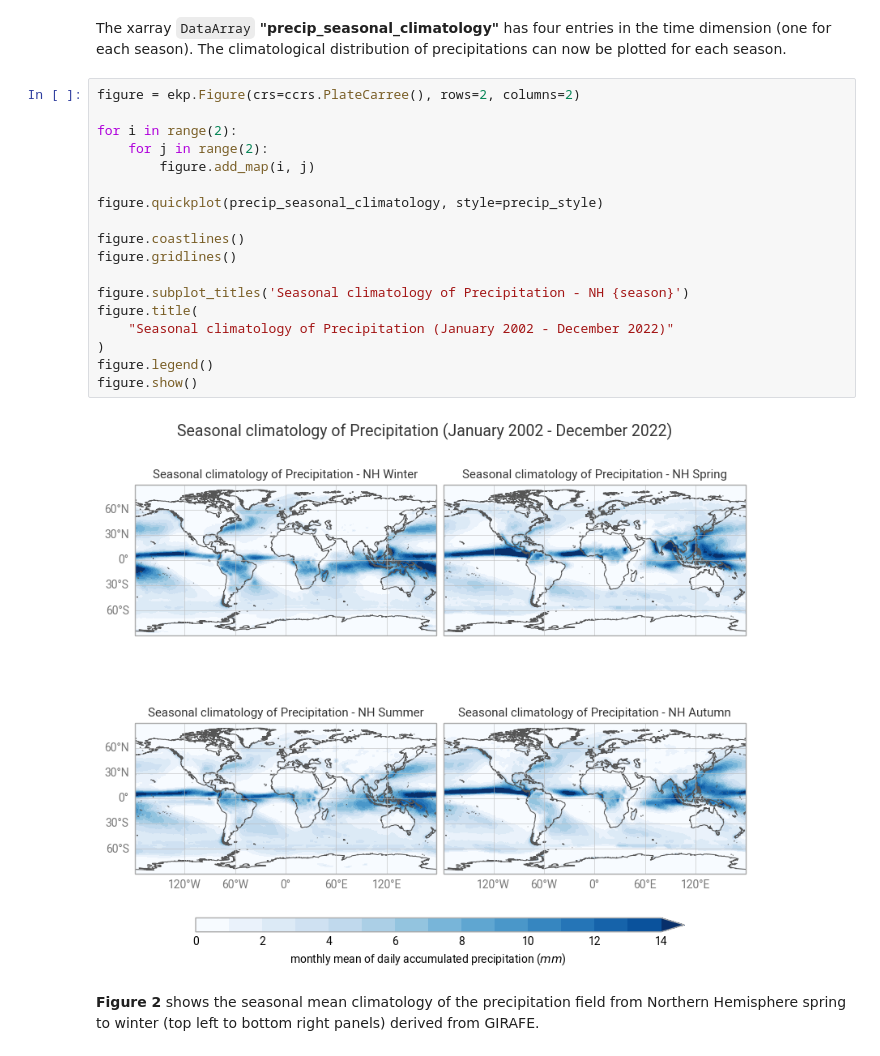
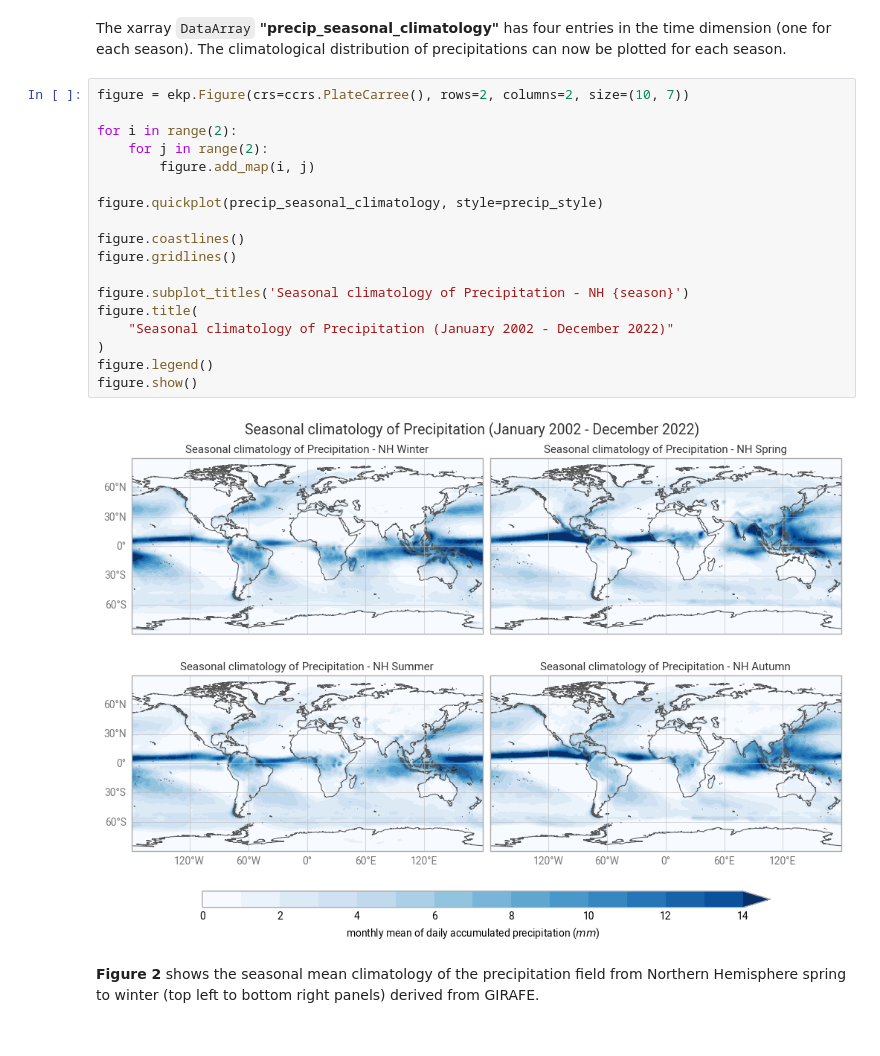
Before and after one commit to ecmwf-training/c3s-training-submodule-sat-obs-atmos-physics, a Jupyter notebook: precipitation-girafe.ipynb, the cells around one changed output. Drawn from its saved outputs; the diff is of its cells as text.

Commit message:
figure size

```diff
--- a/precipitation-girafe.ipynb
+++ b/precipitation-girafe.ipynb
@@ -294,25 +294,25 @@ monthly mean of daily accumulated precipitation
 # %% [markdown]
 The xarray `DataArray` **"precip_seasonal_climatology"** has four entries in the time dimension (one for each season). The climatological distribution of precipitations can now be plotted for each season.
 # %%
-figure = ekp.Figure(crs=ccrs.PlateCarree(), rows=2, columns=2)
+figure = ekp.Figure(crs=ccrs.PlateCarree(), rows=2, columns=2, size=(10, 7))
 
 for i in range(2):
     for j in range(2):
         figure.add_map(i, j)
 
 figure.quickplot(precip_seasonal_climatology, style=precip_style)
 
 figure.coastlines()
 figure.gridlines()
 
 figure.subplot_titles('Seasonal climatology of Precipitation - NH {season}')
 figure.title(
     "Seasonal climatology of Precipitation (January 2002 - December 2022)"
 )
 figure.legend()
 figure.show()
 # %% [output]
-[figure, old version]
+[figure, new version]
 # %% [markdown]
 **Figure 2** shows the seasonal mean climatology of the precipitation field from Northern Hemisphere spring to winter (top left to bottom right panels) derived from GIRAFE.
 # %% [markdown]
```
